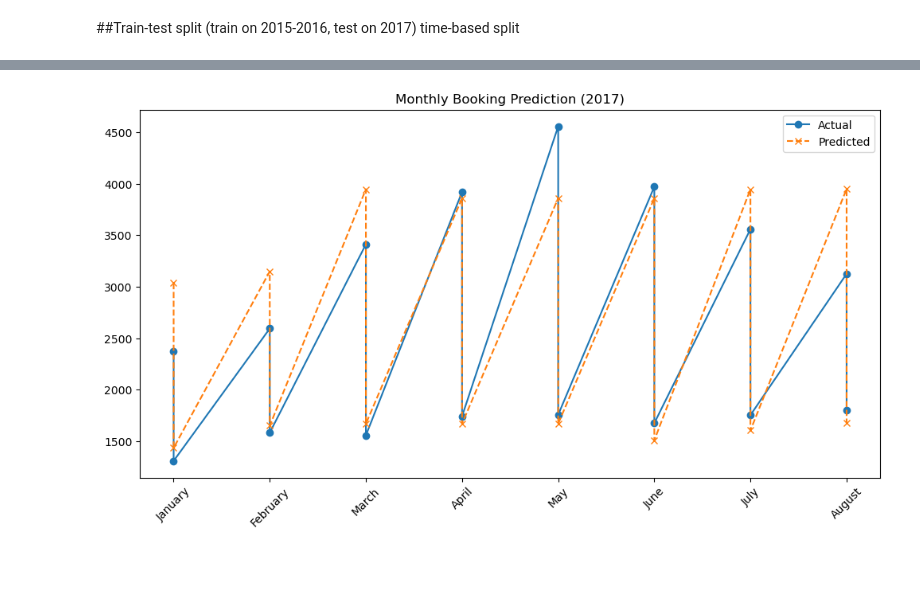
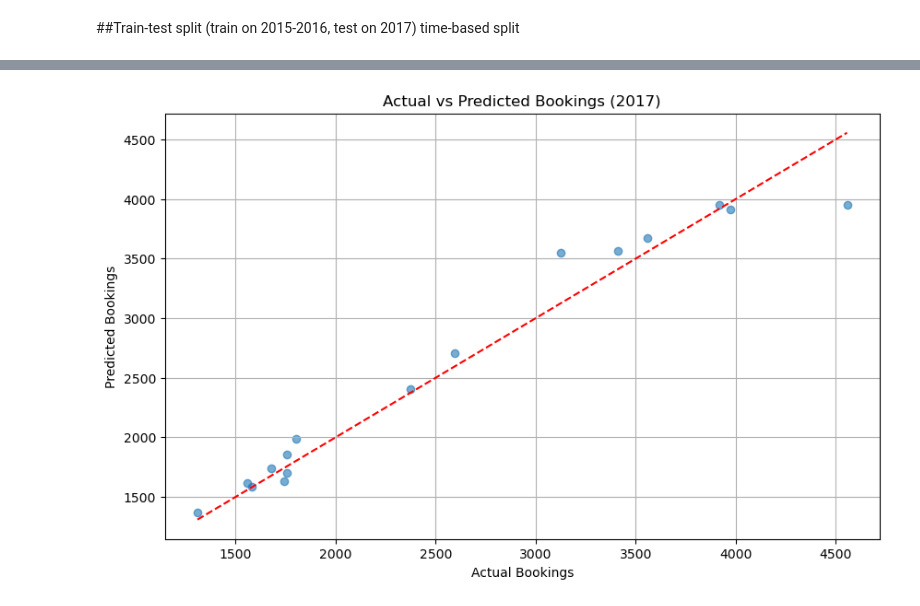
Before and after one commit to sphquan/hotel_demanding_booking, a Jupyter notebook: new.ipynb, the cells around one changed output, grey strips where cells are left out. Saved outputs shown, nothing was run; the diff lists cells and outputs as text; code cells hidden in the pictures; blank space fills up the shorter version.

```diff
--- a/new.ipynb
+++ b/new.ipynb
@@ -169,10 +154,12 @@ monthly_booking['yoy_growth'] = monthly_booking.groupby(['hotel', 'month_num'])[
 ##Train-test split (train on 2015-2016, test on 2017)
 time-based split
 # %%
-x = monthly_booking[['arrival_date_year','month_num', 'hotel_encoded', 'previous_year_bookings']]
+x = monthly_booking[[ 'hotel_encoded', 'previous_year_bookings',
+                     'total_guests', 'cancellation_rate']]
 y = monthly_booking['num_bookings']
 # %%
-x_train = x[(x['arrival_date_year'] >= 2015) & (x['arrival_date_year'] <= 2016)]
-y_train = y[(x['arrival_date_year'] >= 2015) & (x['arrival_date_year'] <= 2016)]
-x_test = x[x['arrival_date_year'] == 2017]
-y_test = y[x['arrival_date_year'] == 2017]
+x_train = x[(monthly_booking['arrival_date_year'] >= 2015) & (monthly_booking['arrival_date_year'] <= 2016)]
+y_train = y[(monthly_booking['arrival_date_year'] >= 2015) & (monthly_booking['arrival_date_year'] <= 2016)]
+
+x_test = x[monthly_booking['arrival_date_year'] == 2017]
+y_test = y[monthly_booking['arrival_date_year'] == 2017]
@@ -195,0 +175,2 @@ Best parameters found:  {'max_depth': 5, 'max_features': 0.8, 'min_samples_split
+# %%
+grid_search = GridSearchCV(RandomForestRegressor(random_state=42), param_grid, cv=tscv,scoring='neg_mean_absolute_error', n_jobs=-1, verbose=1)
@@ -196,3 +183,2 @@ Best parameters found:  {'max_depth': 5, 'max_features': 0.8, 'min_samples_split
 # %%
-model = RandomForestRegressor(random_state=42)
-model.fit(x_train, y_train)
+model = grid_search.best_estimator_
@@ -241,20 +202,11 @@ plt.show()
-# %%
-df_2017 = monthly_booking[monthly_booking['arrival_date_year'] == 2017].copy()
-
-# Add predictions and actuals to the DataFrame
-df_2017['y_actual'] = y_test
-df_2017['y_pred'] = pred_test
-
-# Sort by numerical month
-df_2017 = df_2017.sort_values('month_num')
-
-# Plot
-plt.figure(figsize=(12, 6))
-plt.plot(df_2017['arrival_date_month'], df_2017['y_actual'], 'o-', label="Actual")
-plt.plot(df_2017['arrival_date_month'], df_2017['y_pred'], 'x--', label="Predicted")
-plt.xticks(rotation=45)
-plt.legend()
-plt.title("Monthly Booking Prediction (2017)")
-plt.show()
-# %% [output]
-[figure, removed]
+# %%
+plt.figure(figsize=(10, 6))
+plt.scatter(y_test, pred_test, alpha=0.6)
+plt.plot([y_test.min(), y_test.max()], [y_test.min(), y_test.max()], 'r--')
+plt.xlabel("Actual Bookings")
+plt.ylabel("Predicted Bookings")
+plt.title("Actual vs Predicted Bookings (2017)")
+plt.grid(True)
+plt.show()
+# %% [output]
+[figure, added]
```
Also changed, not shown: parts of 29 cells of this notebook.
